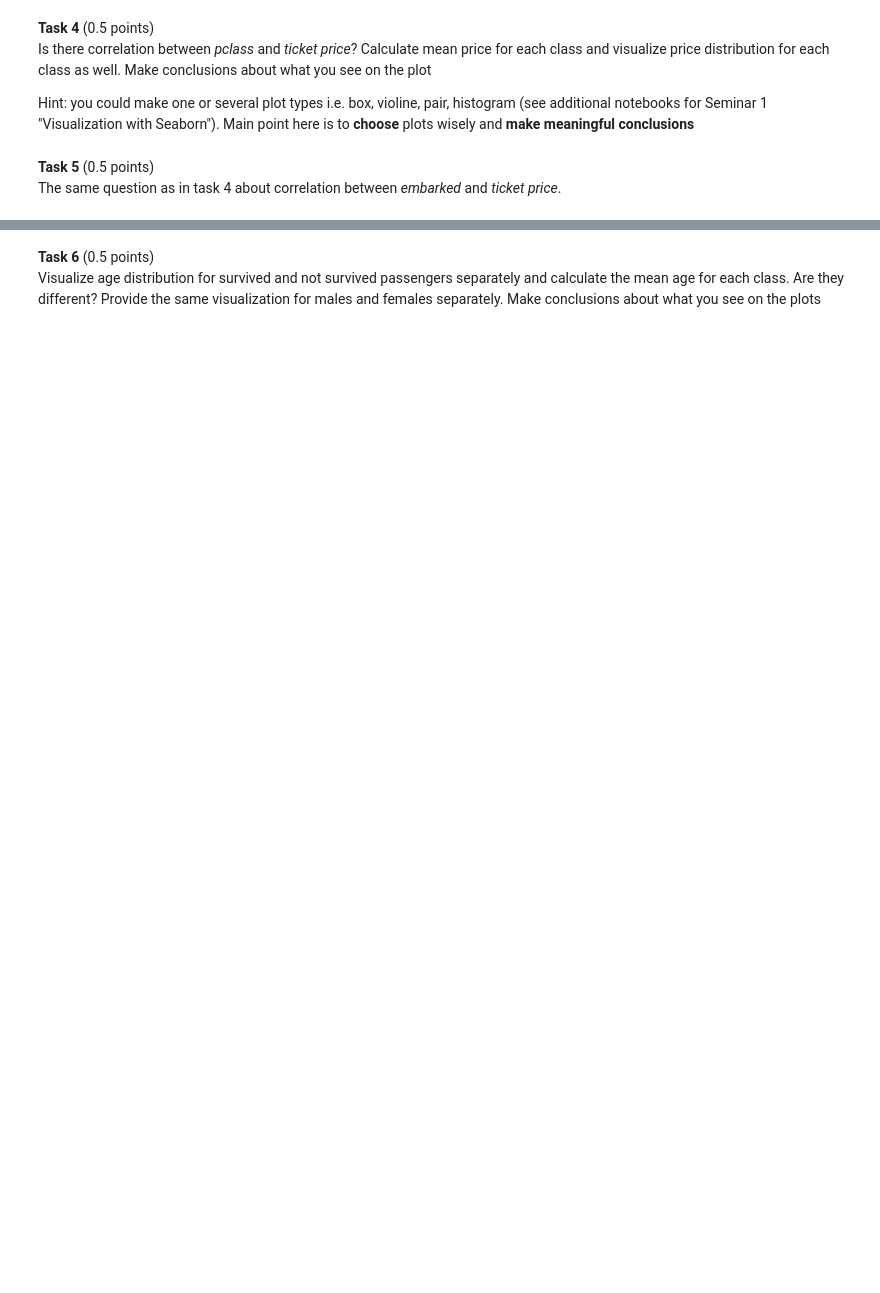
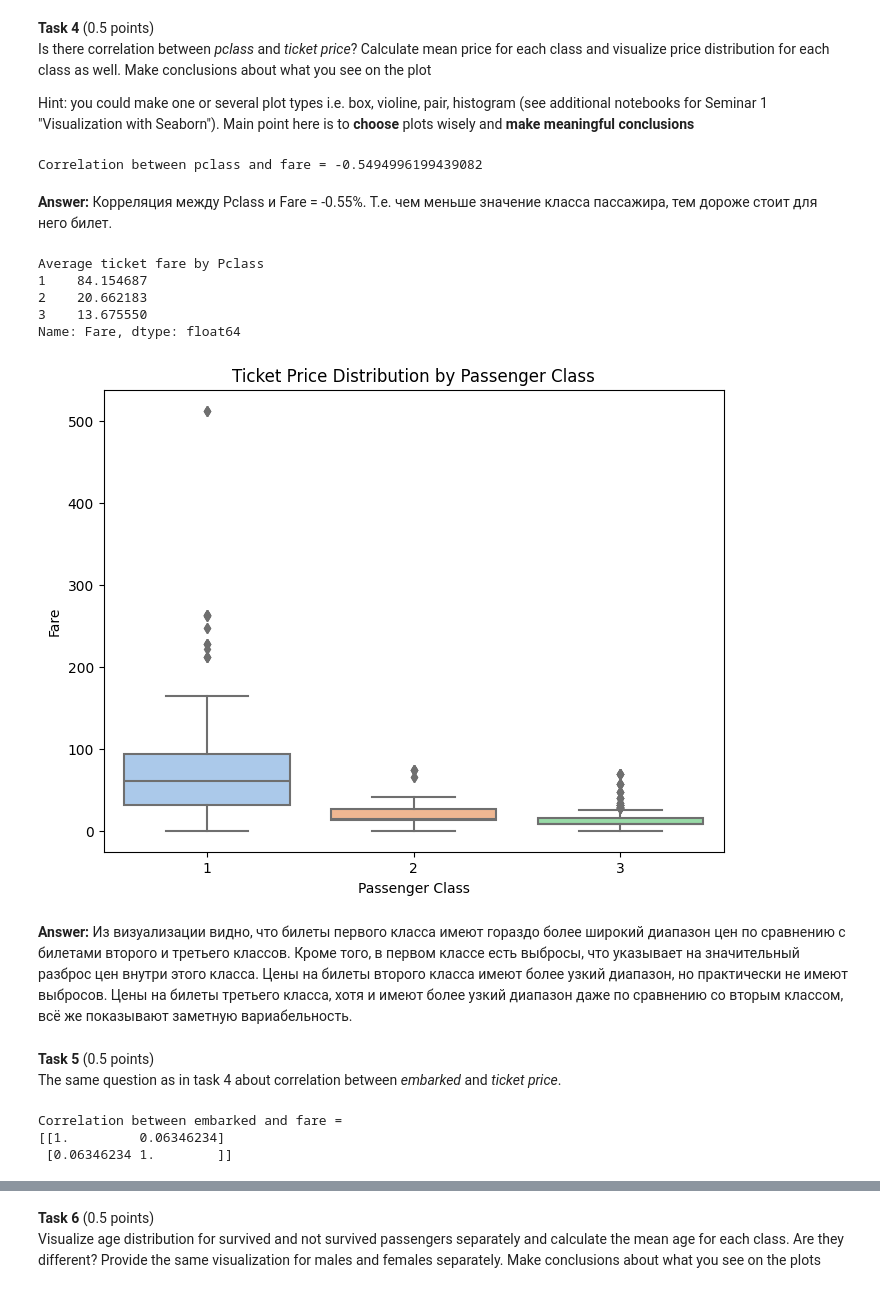
Before and after one commit to famusovsky/ml-hw, a Jupyter notebook: hw1/hw1_2023.ipynb, the cells around one changed output, grey strips where cells are left out. Cells and saved outputs as stored; diff of their text form; code cells hidden in the pictures; blank space fills up the shorter version.

```diff
--- a/hw1/hw1_2023.ipynb
+++ b/hw1/hw1_2023.ipynb
@@ -437,0 +566,18 @@ Find all the titles of the passengers (example, *Capt., Mr.,Mme.*), which are wr
+# %%
+# Получаем титулы из столбца 'Name' и заносим в столбец 'Title'
+dataset['Title'] = dataset['Name'].str.extract(r'\w*,\s([^\.]+)', expand=False)
+
+# Находим длину массива уникальных значений в столбце 'Title'
+unique_titles_count = len(dataset['Title'].unique())
+print(f'Number of unique titles: {unique_titles_count}\n')
+
+# Находим количества уникальных значений в столбце 'Title'
+title_counts = dataset['Title'].value_counts()
+print(f'Number of passengers of {title_counts}\n')
+
+# Находим самые распространённые значения в столбце 'Title' по столбцу 'Sex'
+man_title = dataset[dataset['Sex'] == 'male']['Title'].mode().values[0]
+woman_title = dataset[dataset['Sex'] == 'female']['Title'].mode().values[0]
+
+print(f'Most popular man\'s title: {man_title}')
+print(f'Most popular woman\'s title: {woman_title}')
@@ -445,3 +607,31 @@ Hint: you could make one or several plot types i.e.  box, violine, pair, histogr
+# %%
+cor = dataset['Pclass'].corr(dataset['Fare'])
+print(f'Correlation between pclass and fare = {cor}')
+# %% [output]
+Correlation between pclass and fare = -0.5494996199439082
+# %% [markdown]
+**Answer:** Корреляция между Pclass и Fare = -0.55%. Т.е. чем меньше значение класса пассажира, тем дороже стоит для него билет.
+# %%
+# Получаем среднее арифметическое по столбцу 'Fare' для сгрупированных по 'Pclass' значений
+average_fare_by_class = dataset.groupby('Pclass')['Fare'].mean()
+print(f'Average ticket fare by {average_fare_by_class}')
+
+# Визуализация распределения цен для каждого класса с использованием box plot
+plt.figure(figsize=(8, 6))
+sns.boxplot(x='Pclass', y='Fare', data=dataset, palette='pastel')
+plt.title('Ticket Price Distribution by Passenger Class')
+plt.xlabel('Passenger Class')
+plt.ylabel('Fare')
+plt.show()
+# %% [output]
+Average ticket fare by Pclass
+1    84.154687
+2    20.662183
+3    13.675550
+Name: Fare, dtype: float64
+[figure, added]
+# %% [markdown]
+**Answer:** Из визуализации видно, что билеты первого класса имеют гораздо более широкий диапазон цен по сравнению с билетами второго и третьего классов. Кроме того, в первом классе есть выбросы, что указывает на значительный разброс цен внутри этого класса. Цены на билеты второго класса имеют более узкий диапазон, но практически не имеют выбросов. Цены на билеты третьего класса, хотя и имеют более узкий диапазон даже по сравнению со вторым классом, всё же показывают заметную вариабельность.
 # %% [markdown]
 **Task 5** (0.5 points) <br/>
 The same question as in task 4 about correlation between *embarked* and *ticket priсe*.
@@ -449,0 +638,8 @@ The same question as in task 4 about correlation between *embarked* and *ticket
+# %%
+embarked_fare = dataset[["Embarked", "Fare"]].dropna()
+cor = np.corrcoef(embarked_fare["Fare"], pd.factorize(embarked_fare["Embarked"])[0])
+print(f'Correlation between embarked and fare =\n{cor}')
+# %% [output]
+Correlation between embarked and fare =
+[[1.         0.06346234]
+ [0.06346234 1.        ]]
```
Also changed, not shown: parts of 35 cells of this notebook.
